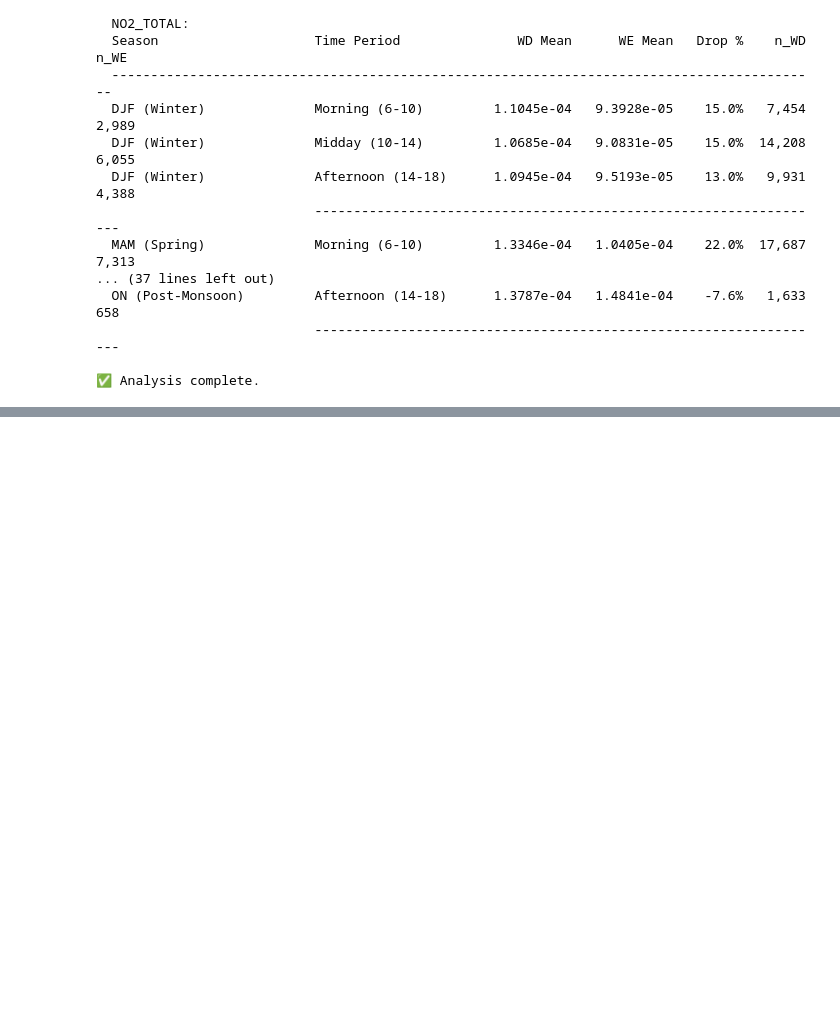
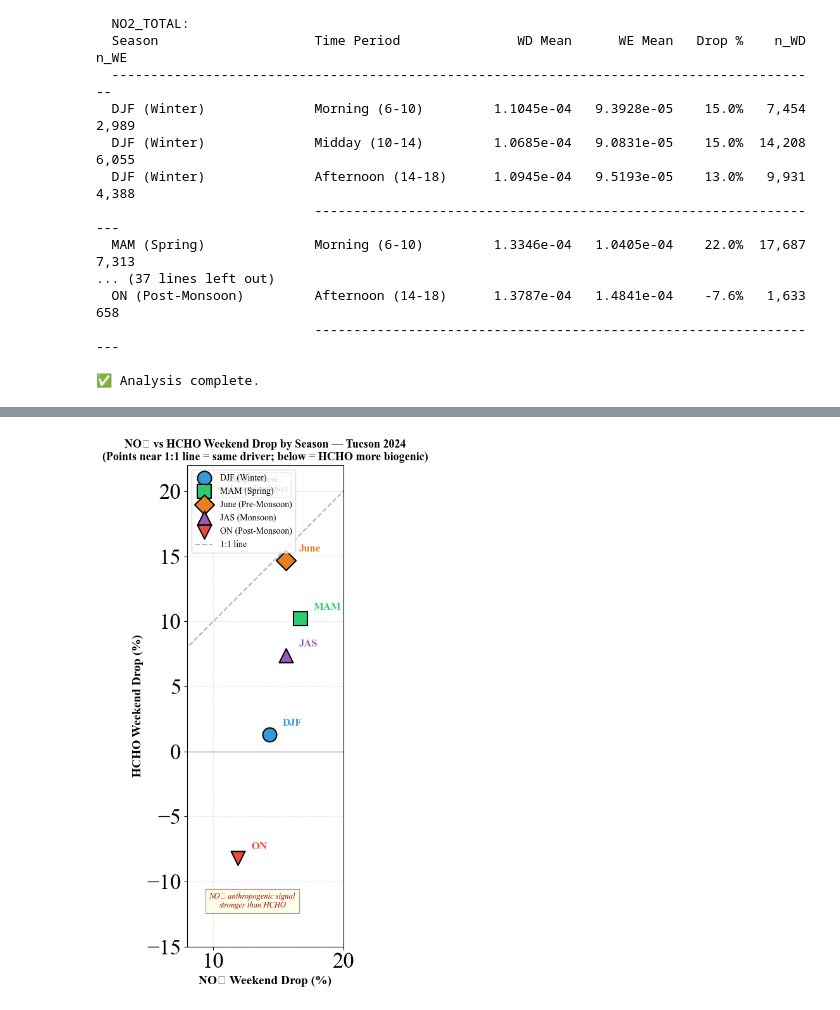
Before and after one commit to Shruti-Karandikar/nasa-VIP, a Jupyter notebook: daily_Time Series_mean_by_flag_all_gases.ipynb, the cells around one changed output, grey strips where cells are left out. Cells and saved outputs as stored; diff of their text form; code cells hidden in the pictures; blank space fills up the shorter version.

```diff
--- a/daily_Time Series_mean_by_flag_all_gases.ipynb
+++ b/daily_Time Series_mean_by_flag_all_gases.ipynb
@@ -803,0 +883,61 @@ print(f"\n✅ Analysis complete.")
+# %%
+# ============================================================
+# SCATTER PLOT: NO₂ vs HCHO Weekend Drop by Season
+# ============================================================
+# Each point = one season
+# If points fall on the 1:1 line → both gases have same weekend effect
+# If points fall below → HCHO weekend effect is weaker → biogenic sources
+
+fig, ax = plt.subplots(figsize=(9, 9))
+
+season_labels = ['DJF (Winter)', 'MAM (Spring)', 'June (Pre-Monsoon)',
+                 'JAS (Monsoon)', 'ON (Post-Monsoon)']
+season_short = ['DJF', 'MAM', 'June', 'JAS', 'ON']
+no2_drops_scatter = [14.3, 16.7, 15.6, 15.6, 11.9]
+hcho_drops_scatter = [1.3, 10.2, 14.7, 7.4, -8.2]
+
+colors = ['#3498db', '#2ecc71', '#e67e22', '#9b59b6', '#e74c3c']
+markers = ['o', 's', 'D', '^', 'v']
+
+for i in range(len(season_labels)):
+    ax.scatter(no2_drops_scatter[i], hcho_drops_scatter[i],
+               color=colors[i], s=250, zorder=5,
+               marker=markers[i], edgecolor='black', linewidth=1.5,
+               label=season_labels[i])
+    ax.annotate(season_short[i],
+                (no2_drops_scatter[i], hcho_drops_scatter[i]),
+                textcoords="offset points", xytext=(15, 10),
+                fontsize=12, weight='bold', color=colors[i])
+
+# 1:1 line — where both gases would have same weekend effect
+ax.plot([-10, 25], [-10, 25], 'k--', alpha=0.3, linewidth=1.5, label='1:1 line')
+
+# Zero lines
+ax.axhline(y=0, color='gray', linewidth=0.8, linestyle='-')
+ax.axvline(x=0, color='gray', linewidth=0.8, linestyle='-')
+
+# Interpretation text boxes
+ax.text(13, -12, 'NO₂ anthropogenic signal\nstronger than HCHO',
+        fontsize=9, ha='center', style='italic', color='darkred',
+        bbox=dict(facecolor='lightyellow', alpha=0.7, edgecolor='gray'))
+ax.text(13, 20, 'Both gases have\nsimilar weekend effect',
+        fontsize=9, ha='center', style='italic', color='darkblue',
+        bbox=dict(facecolor='lightyellow', alpha=0.7, edgecolor='gray'))
+
+ax.set_xlabel('NO₂ Weekend Drop (%)', fontsize=14, weight='bold')
+ax.set_ylabel('HCHO Weekend Drop (%)', fontsize=14, weight='bold')
+ax.set_title('NO₂ vs HCHO Weekend Drop by Season — Tucson 2024\n'
+             '(Points near 1:1 line = same driver; below = HCHO more biogenic)',
+             fontsize=13, weight='bold')
+ax.legend(fontsize=10, loc='upper left', framealpha=0.8)
+ax.set_xlim(8, 20)
+ax.set_ylim(-15, 22)
+ax.grid(True, linestyle='--', alpha=0.3)
+ax.set_aspect('equal')
+
+plt.tight_layout()
+plt.savefig(os.path.join(output_dir, "Scatter_NO2_vs_HCHO_WeekendDrop.png"),
+            dpi=300, bbox_inches='tight')
+plt.show()
+# %% [output]
+[figure, added]
```
Also changed, not shown: parts of 9 cells of this notebook.
